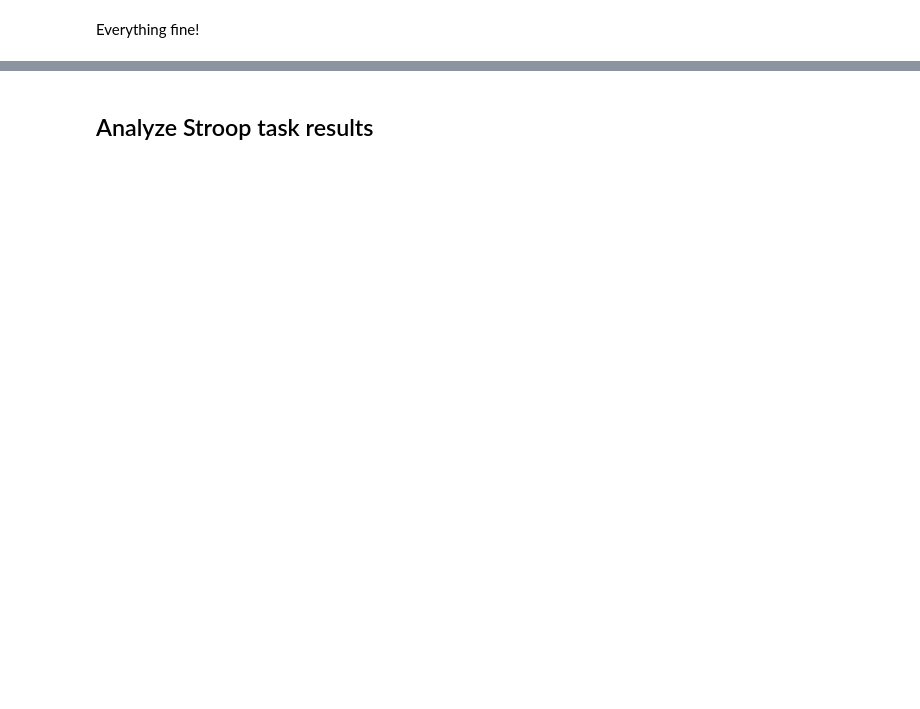
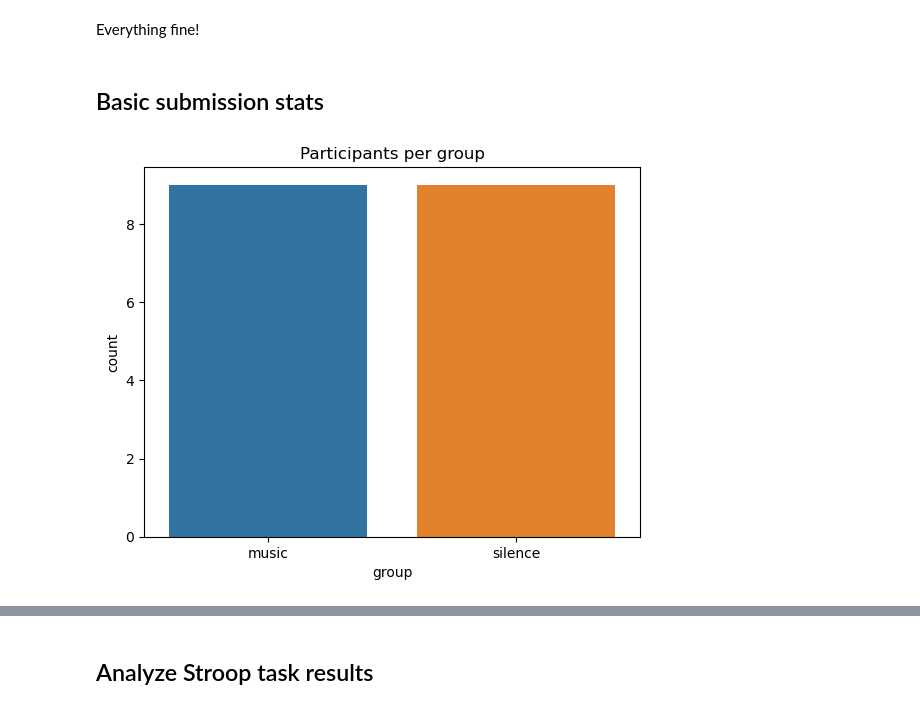
Before and after one commit to Sejmou/urm-pr-experiment, a Jupyter notebook: data_analysis/data_analysis.ipynb, the cells around one changed output, grey strips where cells are left out. Drawn from its saved outputs; the diff is of its cells as text; code cells hidden in the pictures; blank space fills up the shorter version.

Commit message:
prepare more data analysis stuff

```diff
--- a/data_analysis/data_analysis.ipynb
+++ b/data_analysis/data_analysis.ipynb
@@ -165,3 +183,23 @@ dtype: int64
 dtype: int64
 # %% [markdown]
 Everything fine!
+# %% [markdown]
+## Basic submission stats
+# %%
+def get_participant_stats(data_by_participant_id):
+    all_participant_ids_and_groups = pd.concat(
+        [
+            df[["participant_id", "group"]].drop_duplicates()
+            for task, df in task_result_dfs.items()
+        ],
+        ignore_index=True,
+    )
+    return all_participant_ids_and_groups.drop_duplicates()
+
+
+participants = get_participant_stats(task_result_dfs)
+sns.countplot(x="group", data=participants)
+plt.title("Participants per group")
+plt.show()
+# %% [output]
+[figure, added]
```
Also changed, not shown: parts of 60 cells of this notebook, 1 other file.
